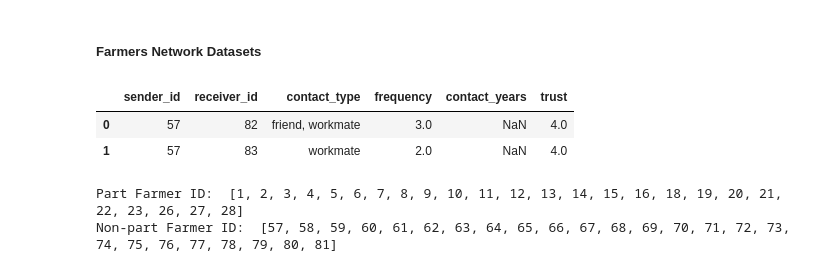
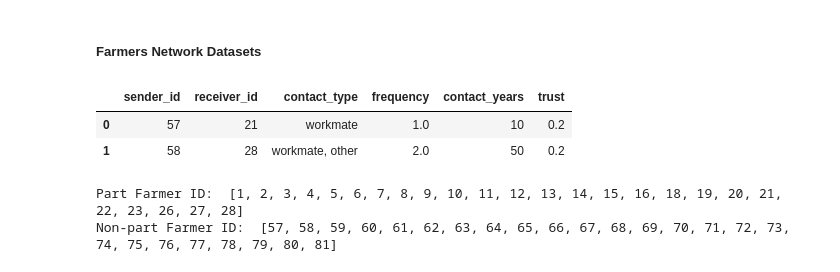
Before and after one commit to liugrac/climate_change_responses, a Jupyter notebook: Farmers Social Network.ipynb, the cells around one changed output. Cells and saved outputs as stored; diff of their text form; code cells hidden in the pictures.

```diff
--- a/Farmers Social Network.ipynb
+++ b/Farmers Social Network.ipynb
@@ -47,28 +51,26 @@ def clean_df(df):
 # %%
 # There are 4 datasets of the farmers network, sectioned in the following:
 
 # agro participating farmers connection
 part_part_df = pd.read_csv('data/Edges_agroconcept_complete.csv',sep=";")
 part_part_df = clean_df(part_part_df)
 
 # agro participating farmers with external connections- the extrenal connection ID looks similar to farmers ID, have a find a way to filter them
 part_others_df = pd.read_csv('data/Edges_agroconcept_and_external_contacts.csv',sep=";")
 part_others_df = clean_df(part_others_df)
 
 # non participating farmers with all
 non_all_df = pd.read_csv('data/Edges_nonpart_all.csv',sep=";")
 non_all_df = clean_df(non_all_df)
 
 # non participating farmers with agro participating farmers
 non_part_df = pd.read_csv('data/Edges_nonpart_to_agroconcept.csv',sep=";")
 non_part_df = clean_df(non_part_df)
 non_part_df.head(2)
-
-non_all_df.head(2)
 # %% [output]
 |  | sender_id | receiver_id | contact_type | frequency | contact_years | trust |
-| 0 | 57 | 82 | friend, workmate | 3.0 | NaN | 4.0 |
-| 1 | 57 | 83 | workmate | 2.0 | NaN | 4.0 |
+| 0 | 57 | 21 | workmate | 1.0 | 10 | 0.2 |
+| 1 | 58 | 28 | workmate, other | 2.0 | 50 | 0.2 |
 # %%
 # There are 4 datasets that provide us with a list of participating and non-participating farmers
 # and their interview response
```
Also changed, not shown: parts of 5 cells of this notebook.
